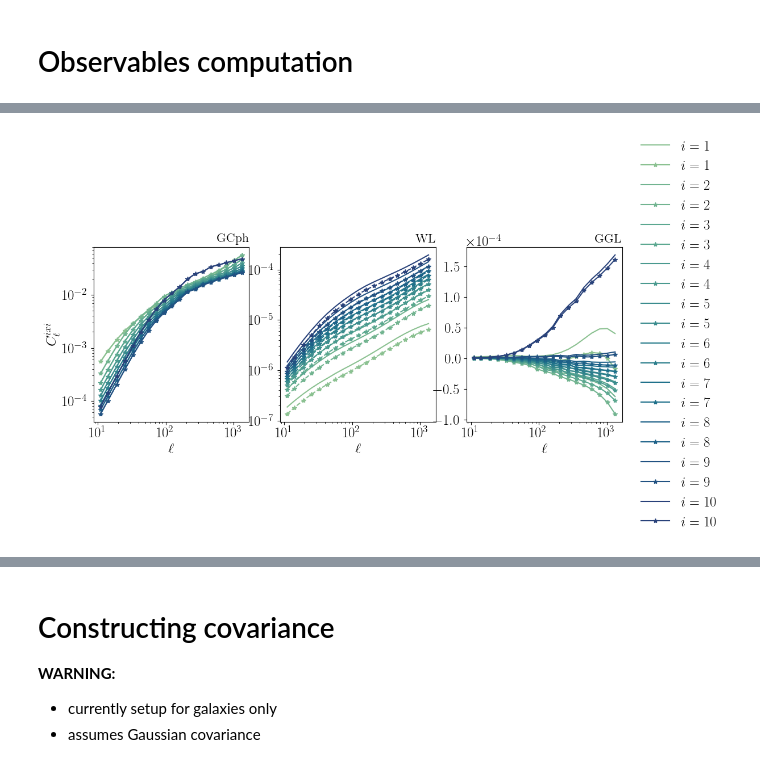
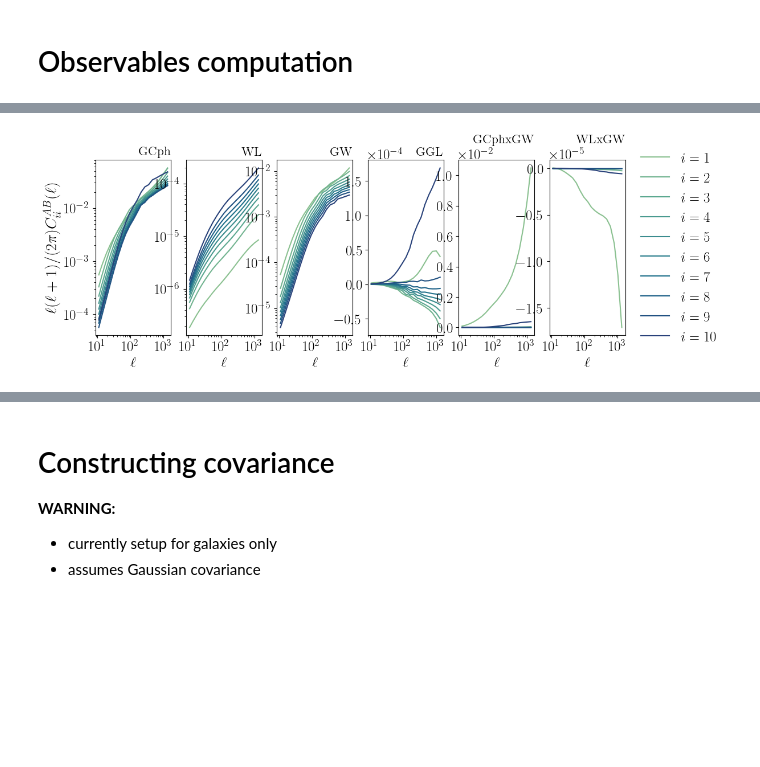
Before and after one commit to chiaradeleo1/GWXLSS, a Jupyter notebook: mock_maker.ipynb, the cells around one changed output, grey strips where cells are left out. Cells and saved outputs as stored; diff of their text form; code cells hidden in the pictures; blank space fills up the shorter version.

```diff
--- a/mock_maker.ipynb
+++ b/mock_maker.ipynb
@@ -289,5 +289,5 @@ to be added:
 from source_code.compute_obs_sources import get_obs
 extra={}
 # %%
-calc_obs = get_obs(fiducial,extra,distributions,ells,camb_path,case='simple',source=True,feedback=True)
+calc_obs = get_obs(fiducial,extra,distributions,ells,camb.__path__,case='simple',source=True,feedback=True)
 # %% [output]
@@ -332,47 +328,88 @@ Cls computed in 10.4 s
 # %%
 norm = ells*(ells+1)/(2*np.pi)
-fig, axes = plt.subplots(ncols=3, sharey=False, subplot_kw=dict(frameon=True),figsize=(12,4))
+fig, axes = plt.subplots(ncols=6, sharey=False, subplot_kw=dict(frameon=True),figsize=(12,4))
 #plt.suptitle('Fiducial Angupower spectra, old: (*), new: (-) ',y=1.05)
-
+axis_label_fontsize = 20
+title_fontsize = 20
+title_fontweight = 'bold'
 if 'GC' in use_obs:
     axes[0].set_title('GCph',loc='right',fontdict={'fontsize':16})
     for i in range(1,Nbins_gc+1):
         axes[0].plot(ells,calc_obs.Cls['G{}xG{}'.format(i,i)]*norm,
                      label=r'$i={}$'.format(i),color=bincolors[i-1])
-        axes[0].plot(ells,calc_obs2.Cls['G{}xG{}'.format(i,i)]*norm,marker='*',
-                     label=r'$i={}$'.format(i),color=bincolors[i-1])
+        #axes[0].plot(ells,calc_obs2.Cls['G{}xG{}'.format(i,i)]*norm,marker='*',
+         #            label=r'$i={}$'.format(i),color=bincolors[i-1])
     axes[0].set_xlabel(r'$\ell$')
     axes[0].ticklabel_format(axis='y', style='sci', scilimits=(0,0))
     axes[0].set_xscale('log')
     axes[0].set_yscale('log')
 
 if 'WL' in use_obs:
     axes[1].set_title('WL',loc='right',fontdict={'fontsize':16})
     for i in range(1,Nbins_wl+1):
         axes[1].plot(ells,calc_obs.Cls['L{}xL{}'.format(i,i)]*norm,
                      label=r'$i={}$'.format(i),color=bincolors[i-1])
-        axes[1].plot(ells,calc_obs2.Cls['L{}xL{}'.format(i,i)]*norm,marker='*',ls='--',
-                     label=r'$i={}$'.format(i),color=bincolors[i-1])
+        #axes[1].plot(ells,calc_obs2.Cls['L{}xL{}'.format(i,i)]*norm,marker='*',ls='--',
+         #            label=r'$i={}$'.format(i),color=bincolors[i-1])
     axes[1].set_xlabel(r'$\ell$')
     axes[1].ticklabel_format(axis='y', style='sci', scilimits=(0,0))
     axes[1].set_xscale('log')
     axes[1].set_yscale('log')
 
-if 'GC' in use_obs and 'WL' in use_obs:
-    axes[2].set_title('GGL',loc='right',fontdict={'fontsize':16})
-    for i in range(1,Nbins_gc+1):
-        axes[2].plot(ells,calc_obs.Cls['G{}xL{}'.format(i,i)]*norm,
-                    label=r'$i={}$'.format(i),color=bincolors[i-1])
-        axes[2].plot(ells,calc_obs2.Cls['G{}xL{}'.format(i,i)]*norm,marker='*',
+
+if 'GW' in use_obs:
+    axes[2].set_title('GW',loc='right',fontdict={'fontsize':16})
+    for i in range(1,Nbins_gw+1):
+        axes[2].plot(ells,calc_obs.Cls['W{}xW{}'.format(i,i)]*norm,
                      label=r'$i={}$'.format(i),color=bincolors[i-1])
+
+       # axes[2].plot(ells,calc_obs2.Cls['W{}xW{}'.format(i,i)]*norm,marker='*',ls='--',
+        #             label=r'$i={}$'.format(i),color=bincolors[i-1])
     axes[2].set_xlabel(r'$\ell$')
     axes[2].ticklabel_format(axis='y', style='sci', scilimits=(0,0))
     axes[2].set_xscale('log')
+    axes[2].set_yscale('log')
+
+if 'GC' in use_obs and 'WL' in use_obs:
+    axes[3].set_title('GGL',loc='right',fontdict={'fontsize':16})
+    for i in range(1,Nbins_gc+1):
+        axes[3].plot(ells,calc_obs.Cls['G{}xL{}'.format(i,i)]*norm,
+                    label=r'$i={}$'.format(i),color=bincolors[i-1])
+       # axes[3].plot(ells,calc_obs2.Cls['G{}xL{}'.format(i,i)]*norm,marker='*',
+        #             label=r'$i={}$'.format(i),color=bincolors[i-1])
+    axes[3].set_xlabel(r'$\ell$')
+    axes[3].ticklabel_format(axis='y', style='sci', scilimits=(0,0))
+    axes[3].set_xscale('log')
 
 
-axes[0].set_ylabel(r'$C_\ell^{ixi}$')
+if 'GC' in use_obs and 'GW' in use_obs:
+    axes[4].set_title('GCphxGW',loc='right',fontdict={'fontsize':16})
+    for i in range(1,Nbins_gc+1):
+        axes[4].plot(ells,calc_obs.Cls['G{}xW{}'.format(i,i)]*norm,
+                    label=r'$i={}$'.format(i),color=bincolors[i-1])
+      #  axes[4].plot(ells,calc_obs2.Cls['G{}xW{}'.format(i,i)]*norm,marker='*',
+       #              label=r'$i={}$'.format(i),color=bincolors[i-1])
+    axes[4].set_xlabel(r'$\ell$')
+    axes[4].ticklabel_format(axis='y', style='sci', scilimits=(0,0))
+    axes[4].set_xscale('log')
+
+
+
+if 'WL' in use_obs and 'GW' in use_obs:
+    axes[5].set_title('WLxGW',loc='right',fontdict={'fontsize':16})
+    for i in range(1,Nbins_gc+1):
+        axes[5].plot(ells,calc_obs.Cls['L{}xW{}'.format(i,i)]*norm,
+                    label=r'$i={}$'.format(i),color=bincolors[i-1])
+       # axes[5].plot(ells,calc_obs2.Cls['G{}xW{}'.format(i,i)]*norm,marker='*',
+        #             label=r'$i={}$'.format(i),color=bincolors[i-1])
+    axes[5].set_xlabel(r'$\ell$')
+    axes[5].ticklabel_format(axis='y', style='sci', scilimits=(0,0))
+    axes[5].set_xscale('log')
+
+axes[-1].legend(**sidelegend)
+axes[0].set_ylabel(r'$\ell(\ell+1)/(2\pi)C_{ii}^{AB}(\ell)$', fontsize=axis_label_fontsize)
 plt.subplots_adjust(hspace=1.2)
-plt.savefig('Cls_old_new.pdf', bbox_inches='tight')
+plt.savefig('Cls_LSS_GW_lensing.png', bbox_inches='tight')
 axes[-1].legend(**sidelegend);
 # %% [output]
-[figure, old version]
+[figure, new version]
```
Also changed, not shown: parts of 6 cells of this notebook, 9 other files.
